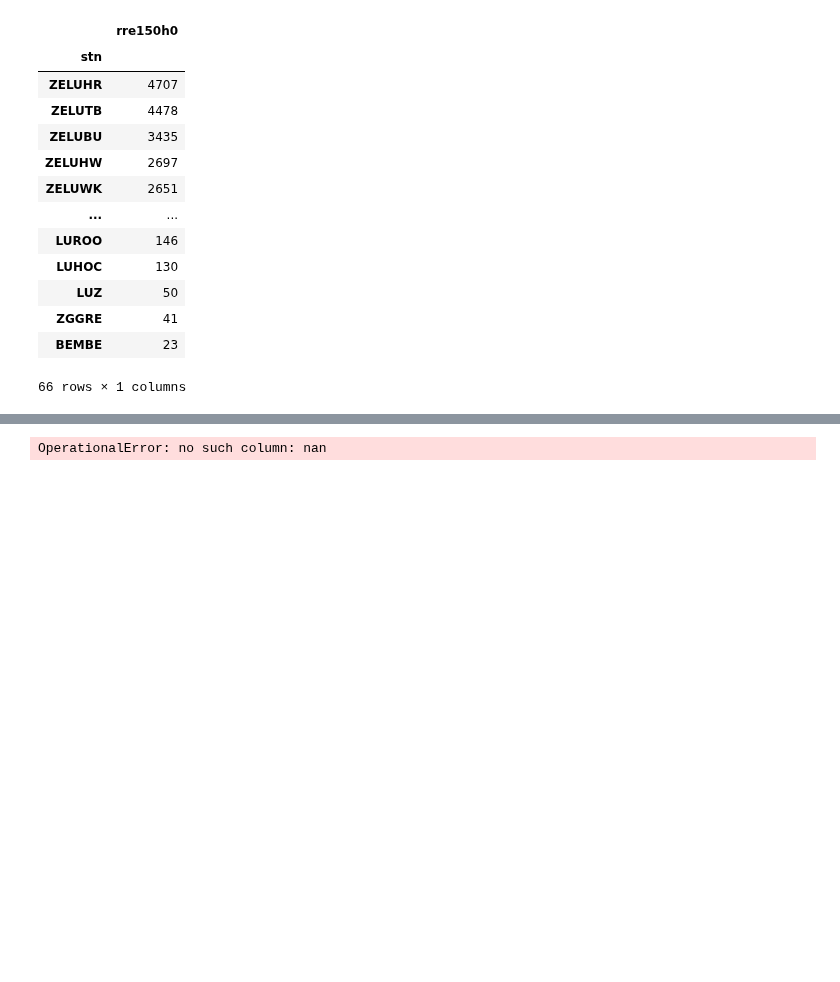
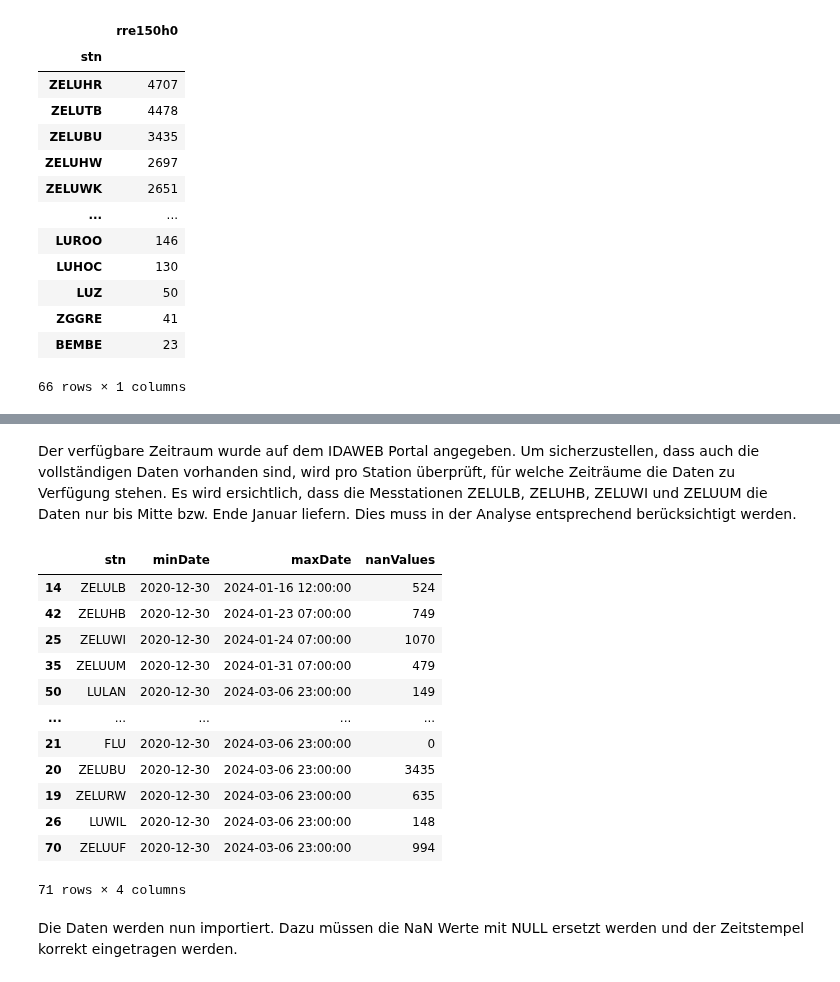
Before and after one commit to 7Horizon/BINA-CaseStudy, a Jupyter notebook: bina_dataimport.ipynb, the cells around one changed output, grey strips where cells are left out. Drawn from its saved outputs; the diff is of its cells as text; code cells hidden in the pictures; blank space fills up the shorter version.

```diff
--- a/bina_dataimport.ipynb
+++ b/bina_dataimport.ipynb
@@ -979,7 +1012,39 @@ memory usage: 872.2+ KB
+# %% [markdown]
+Der verfügbare Zeitraum wurde auf dem IDAWEB Portal angegeben. Um sicherzustellen, dass auch die vollständigen Daten vorhanden sind, wird pro Station überprüft, für welche Zeiträume die Daten zu Verfügung stehen. Es wird ersichtlich, dass die Messtationen ZELULB, ZELUHB, ZELUWI und ZELUUM die Daten nur bis Mitte bzw. Ende Januar liefern. Dies muss in der Analyse entsprechend berücksichtigt werden.
+# %%
+stnNames = meteo_df['stn'].unique().tolist()
+df_dict = {stn: meteo_df[meteo_df['stn'] == stn] for stn in stnNames}
+d = {'stn': [], 'minDate': [], 'maxDate': [], 'nanValues': []}
+df = pd.DataFrame(data=d)
+
+for key in df_dict:
+    tmp_df = pd.DataFrame.from_dict(df_dict[key])
+    tmp_df['time'] = pd.to_datetime(tmp_df['time'], format='%Y%m%d%H')
+    minDate = tmp_df['time'].min()
+    maxDate = tmp_df['time'].max()
+    nanValues = tmp_df['rre150h0'].isna().sum()
+    df.loc[len(df.index)] = [key, minDate, maxDate, nanValues]
+
+df.sort_values(by='maxDate', ascending=True, inplace=True)
+df.head(80)
+# %% [output]
+|  | stn | minDate | maxDate | nanValues |
+| 14 | ZELULB | 2020-12-30 | 2024-01-16 12:00:00 | 524 |
+| 42 | ZELUHB | 2020-12-30 | 2024-01-23 07:00:00 | 749 |
+| 25 | ZELUWI | 2020-12-30 | 2024-01-24 07:00:00 | 1070 |
+| 35 | ZELUUM | 2020-12-30 | 2024-01-31 07:00:00 | 479 |
+| 50 | LULAN | 2020-12-30 | 2024-03-06 23:00:00 | 149 |
+| ... | ... | ... | ... | ... |
+| 21 | FLU | 2020-12-30 | 2024-03-06 23:00:00 | 0 |
+| 20 | ZELUBU | 2020-12-30 | 2024-03-06 23:00:00 | 3435 |
+| 19 | ZELURW | 2020-12-30 | 2024-03-06 23:00:00 | 635 |
+| 26 | LUWIL | 2020-12-30 | 2024-03-06 23:00:00 | 148 |
+| 70 | ZELUUF | 2020-12-30 | 2024-03-06 23:00:00 | 994 |
+71 rows × 4 columns
+# %% [markdown]
+Die Daten werden nun importiert. Dazu müssen die NaN Werte mit NULL ersetzt werden und der Zeitstempel korrekt eingetragen werden.
 # %%
-
-
-#meteo_df.replace(np.nan, "NULL", inplace=True)
+meteo_df.replace(np.nan, "NULL", inplace=True)
 meteo_df = meteo_df.astype({'time': str})
 meteo_df['time'] = meteo_df['time'] + '00'
 meteo_df['time'] = pd.to_datetime(meteo_df.time)
@@ -994,5 +1059,3 @@ for index, row in meteo_df.iterrows():
     cursor.execute(sql)
 
 connection.commit()
-# %% [output]
-OperationalError: no such column: nan
```
Also changed, not shown: parts of 25 cells of this notebook.
